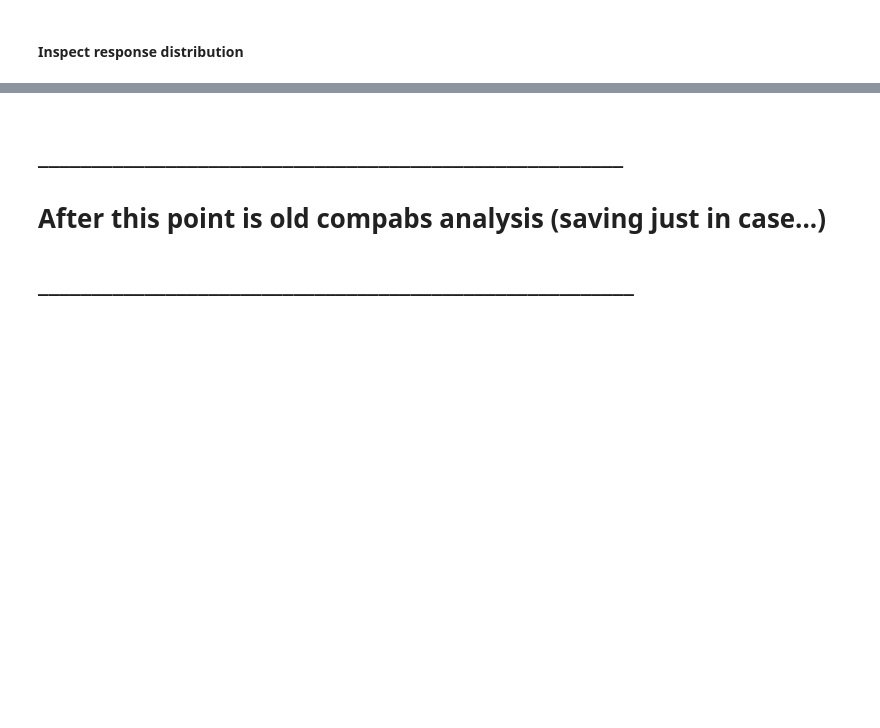
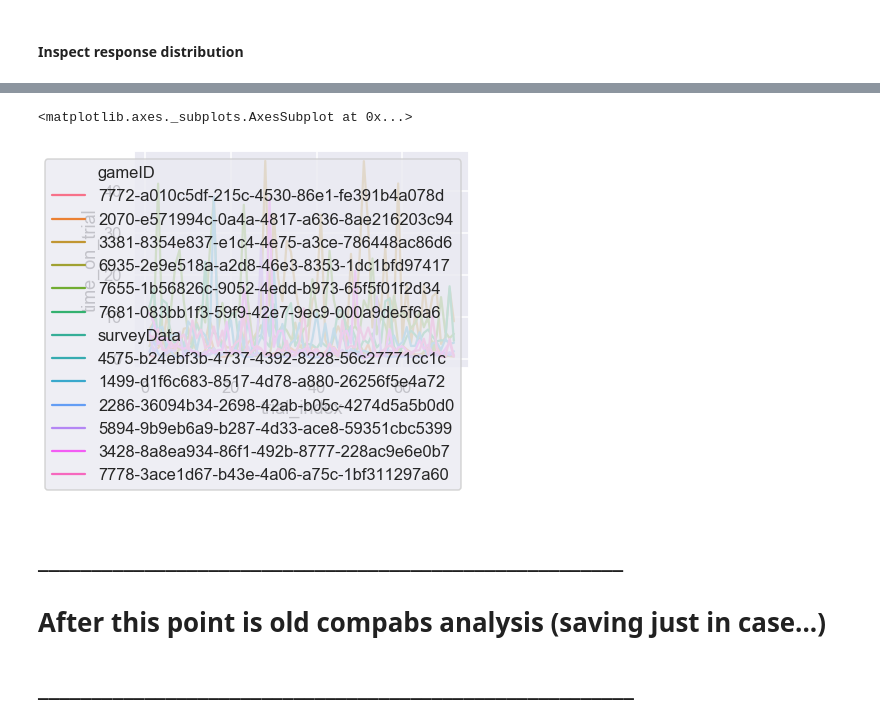
Before and after one commit to choldawa/curiotower_CogSci2021, a Jupyter notebook: analysis/evalTower-prepilot.ipynb, the cells around one changed output, grey strips where cells are left out. Saved outputs shown, nothing was run; the diff lists cells and outputs as text; code cells hidden in the pictures; blank space fills up the shorter version.

```diff
--- a/analysis/evalTower-prepilot.ipynb
+++ b/analysis/evalTower-prepilot.ipynb
@@ -211,5 +241,5 @@ df[['startTrialTime','endTrialTime', 'time_elapsed']].tail(10)
 # %%
-df['time_on_trial'] = df['time_elapsed'] - df['startTrialTime']
-df_time = df.groupby(['trial_index'])['time_on_trial'].mean()
+df['time_on_trial'] = (df['endTrialTime'] - df['startTrialTime'])/1000
+df_time = df.groupby(['gameID'])['time_on_trial'].mean()
 df_time
 # %% [output]
@@ -243,3 +261,9 @@ Name: time_on_trial, dtype: float64
+# %%
+import seaborn as sns
+sns.lineplot(data=df, x="trial_index", y="time_on_trial", hue="gameID")
+# %% [output]
+<matplotlib.axes._subplots.AxesSubplot at 0x...>
+[figure, added]
 # %% [markdown]
 # _______________________________________________________
 
```
Also changed, not shown: parts of 19 cells of this notebook, 3 other files.
